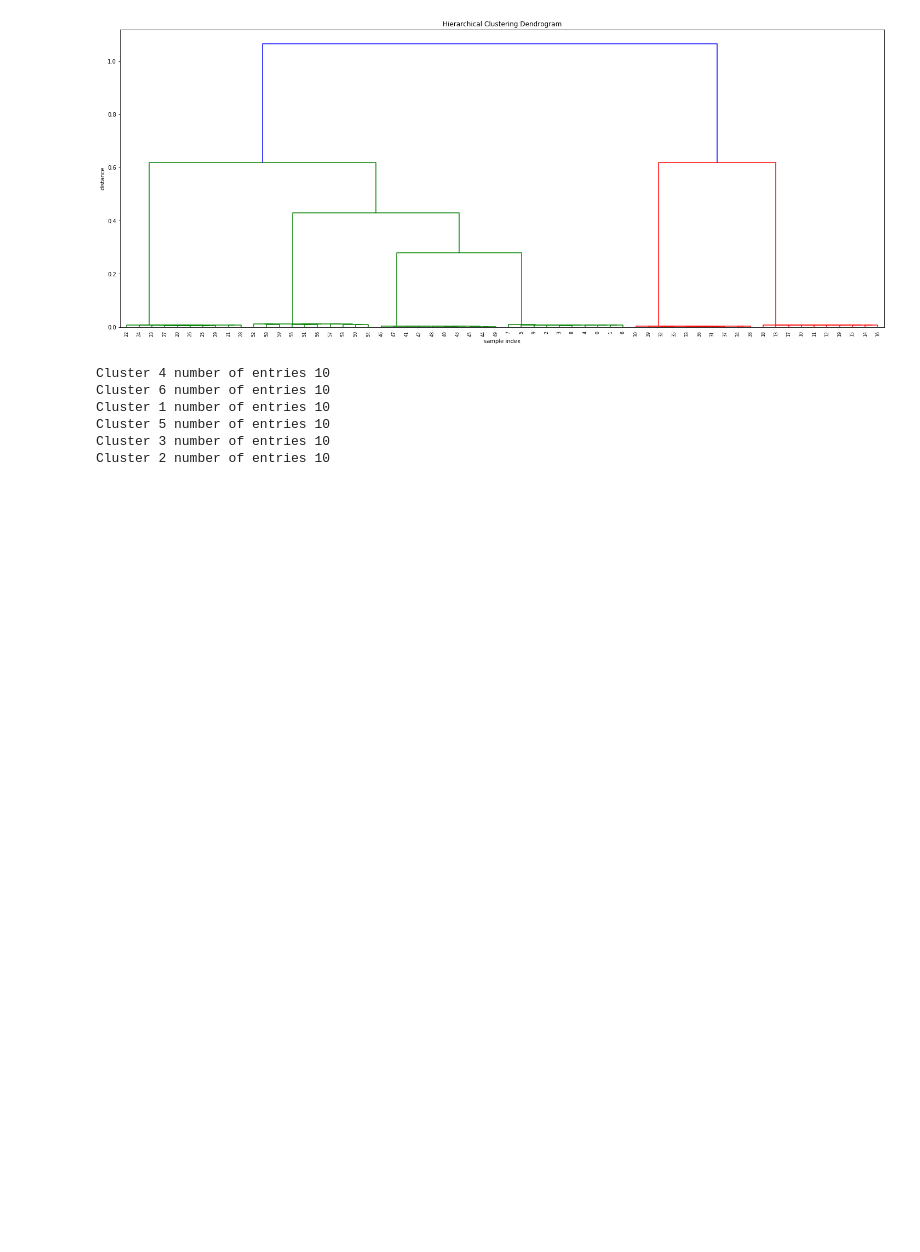
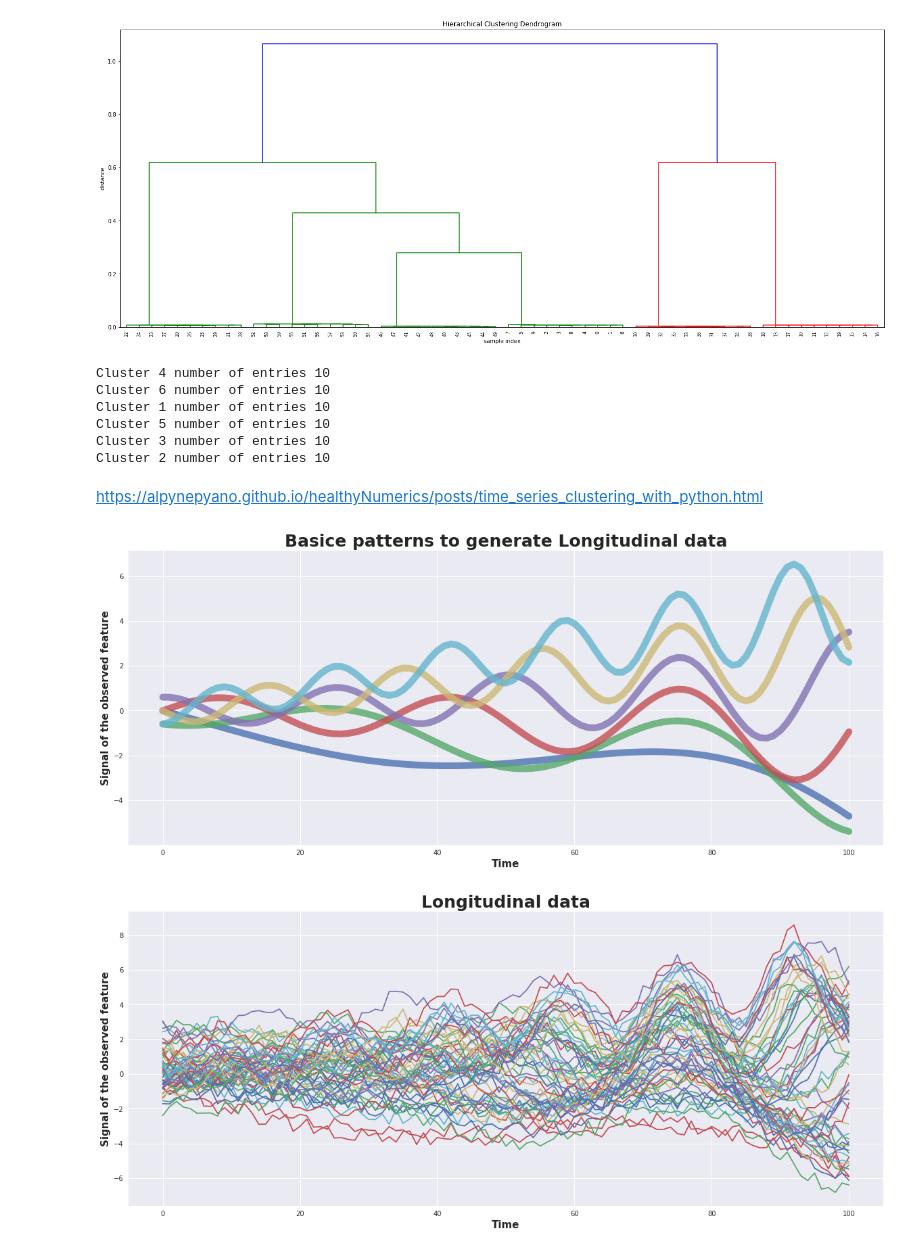
Before and after one commit to ecartierlipn/hautdegre, a Jupyter notebook: bin/timeseries_analysis.ipynb, the cells around one changed output. Saved outputs shown, nothing was run; the diff lists cells and outputs as text; code cells hidden in the pictures; blank space fills up the shorter version.

```diff
--- a/bin/timeseries_analysis.ipynb
+++ b/bin/timeseries_analysis.ipynb
@@ -125,3 +125,5 @@ Cluster 1 number of entries 10
 Cluster 5 number of entries 10
 Cluster 3 number of entries 10
 Cluster 2 number of entries 10
+# %% [markdown]
+https://alpynepyano.github.io/healthyNumerics/posts/time_series_clustering_with_python.html
@@ -127,0 +209,18 @@ Cluster 2 number of entries 10
+# %%
+#---- number of time series
+nT = 101  # number of observational point in a time series
+nC = 6    # number of charakteristic  signal groups
+mG = 10   # number of time series in a charakteristic signal group
+
+#---- control parameters for data generation
+Am = 0.3; # amplitude of the signal
+sg = 0.3  # rel. weight of the slope
+eg = 0.02 # rel. weight of the damping
+
+#---- generate the data
+basicSeries,timeSeries = generate_data(nT,nC,mG,Am,sg,eg)
+plot_basicSeries(basicSeries)
+plot_timeSeries(timeSeries)
+# %% [output]
+[figure, added]
+[figure, added]
```
Also changed, not shown: parts of 17 cells of this notebook, 11 other files.
